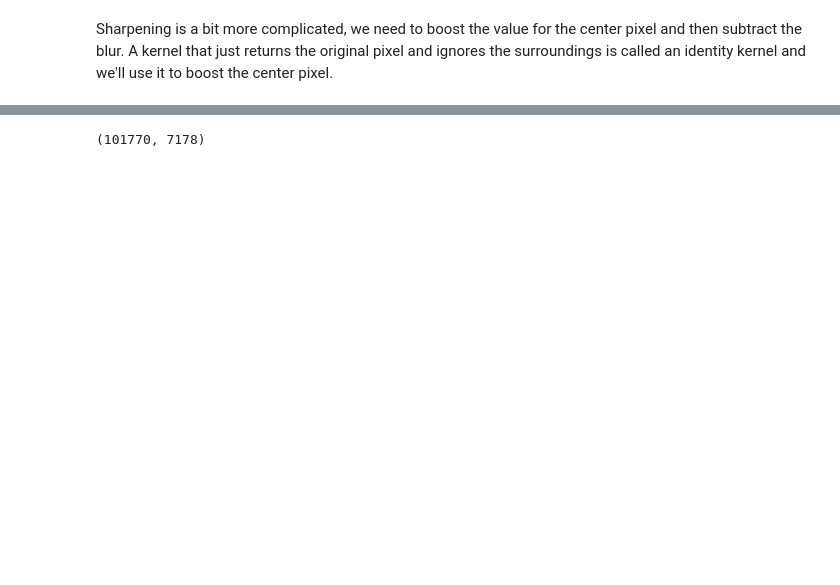
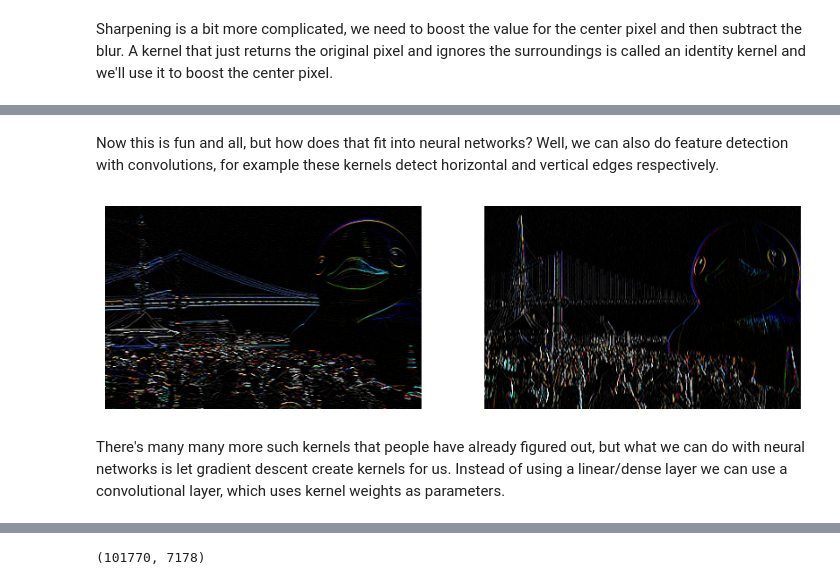
Before and after one commit to mskrajnowski/2023-machine-learning-talk, a Jupyter notebook: talks/02_vision.ipynb, the cells around one changed output, grey strips where cells are left out. Cells and saved outputs as stored; diff of their text form; code cells hidden in the pictures; blank space fills up the shorter version.

```diff
--- a/talks/02_vision.ipynb
+++ b/talks/02_vision.ipynb
@@ -21,7 +21,7 @@ def show_images(
     ncols = ncols or len(images)
     nrows = math.ceil(len(images) / ncols)
 
-    abs_max = images.abs().max()
+    abs_max = max(image.abs().max() for image in images)
     vmin = vmin if vmin is not None else -abs_max * vrange
     vmax = vmax if vmax is not None else +abs_max * vrange
 
@@ -727,3 +797,25 @@ show_image(simple_conv2d(big_duck, sharpen_kernel(5)))
+# %% [markdown]
+Now this is fun and all, but how does that fit into neural networks? Well, we can also do feature detection with convolutions, for example these kernels detect horizontal and vertical edges respectively.
+# %%
+horizontal_detector = torch.tensor([
+    [-1, -1, -1],
+    [+2, +2, +2],
+    [-1, -1, -1],
+])
+vertical_detector = torch.tensor([
+    [-1, +2, -1],
+    [-1, +2, -1],
+    [-1, +2, -1],
+])
+
+show_images([
+    simple_conv2d(big_duck, horizontal_detector),
+    simple_conv2d(big_duck, vertical_detector),
+], figsize=(10, 5))
+# %% [output]
+[figure, added]
+# %% [markdown]
+There's many many more such kernels that people have already figured out, but what we can do with neural networks is let gradient descent create kernels for us. Instead of using a linear/dense layer we can use a convolutional layer, which uses kernel weights as parameters.
 # %%
 conv1 = nn.Sequential(
     nn.Conv2d(1, 8, 3, stride=2),
```
Also changed, not shown: parts of 16 cells of this notebook, 2 other files.
